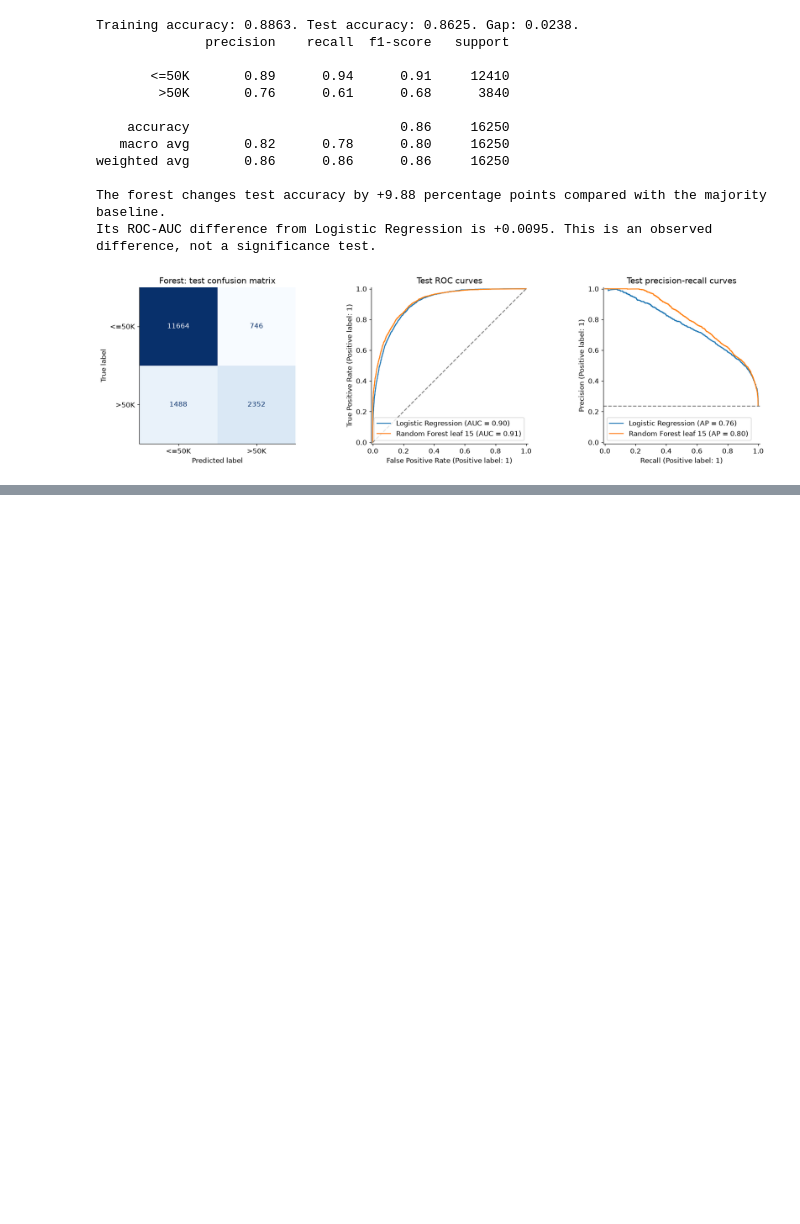
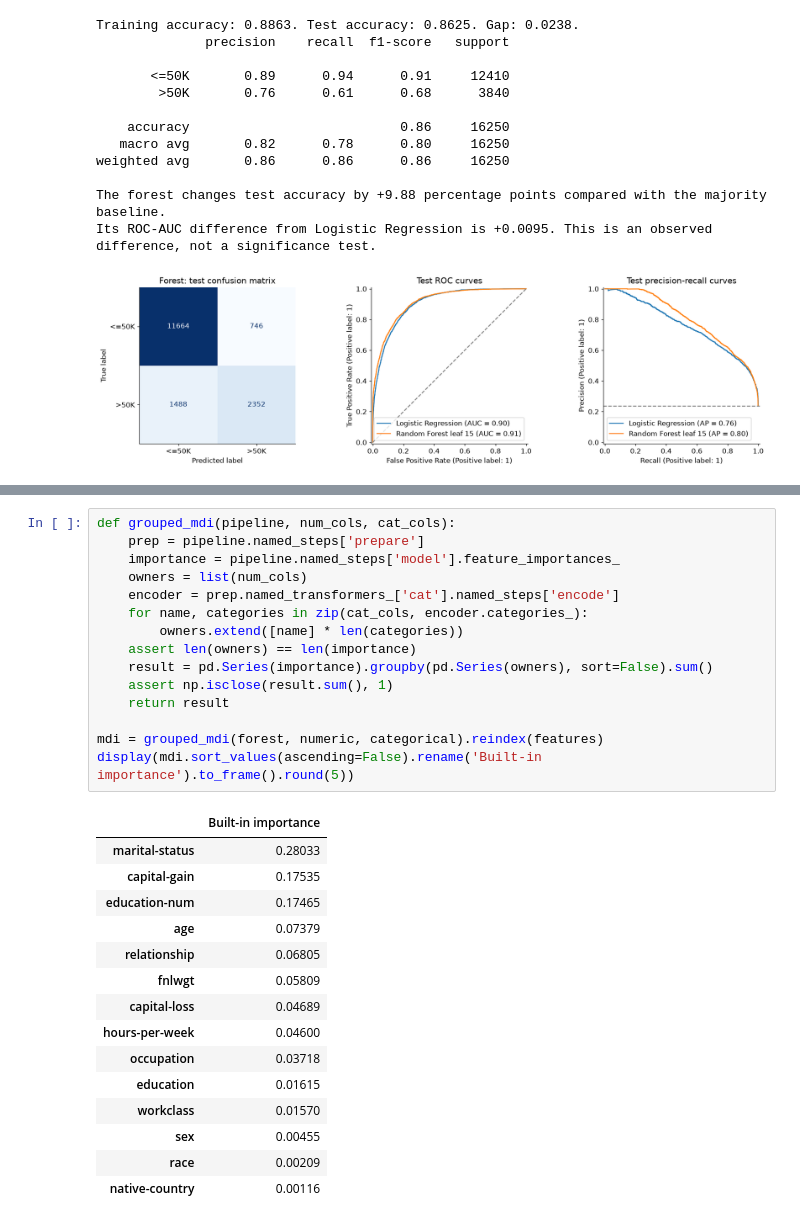
Before and after one commit to vishnu-tharan/Data_Science_2021ICT106, a Jupyter notebook: Project_09_2021ICT106.ipynb, the cells around one changed output, grey strips where cells are left out. Saved outputs shown, nothing was run; the diff lists cells and outputs as text; blank space fills up the shorter version.

```diff
--- a/Project_09_2021ICT106.ipynb
+++ b/Project_09_2021ICT106.ipynb
@@ -387,0 +395,31 @@ Its ROC-AUC difference from Logistic Regression is +0.0095. This is an observed
+# %%
+def grouped_mdi(pipeline, num_cols, cat_cols):
+    prep = pipeline.named_steps['prepare']
+    importance = pipeline.named_steps['model'].feature_importances_
+    owners = list(num_cols)
+    encoder = prep.named_transformers_['cat'].named_steps['encode']
+    for name, categories in zip(cat_cols, encoder.categories_):
+        owners.extend([name] * len(categories))
+    assert len(owners) == len(importance)
+    result = pd.Series(importance).groupby(pd.Series(owners), sort=False).sum()
+    assert np.isclose(result.sum(), 1)
+    return result
+
+mdi = grouped_mdi(forest, numeric, categorical).reindex(features)
+display(mdi.sort_values(ascending=False).rename('Built-in importance').to_frame().round(5))
+# %% [output]
+|  | Built-in importance |
+| marital-status | 0.28033 |
+| capital-gain | 0.17535 |
+| education-num | 0.17465 |
+| age | 0.07379 |
+| relationship | 0.06805 |
+| fnlwgt | 0.05809 |
+| capital-loss | 0.04689 |
+| hours-per-week | 0.04600 |
+| occupation | 0.03718 |
+| education | 0.01615 |
+| workclass | 0.01570 |
+| sex | 0.00455 |
+| race | 0.00209 |
+| native-country | 0.00116 |
```
Also changed, not shown: parts of 8 cells of this notebook, 5 other files.
